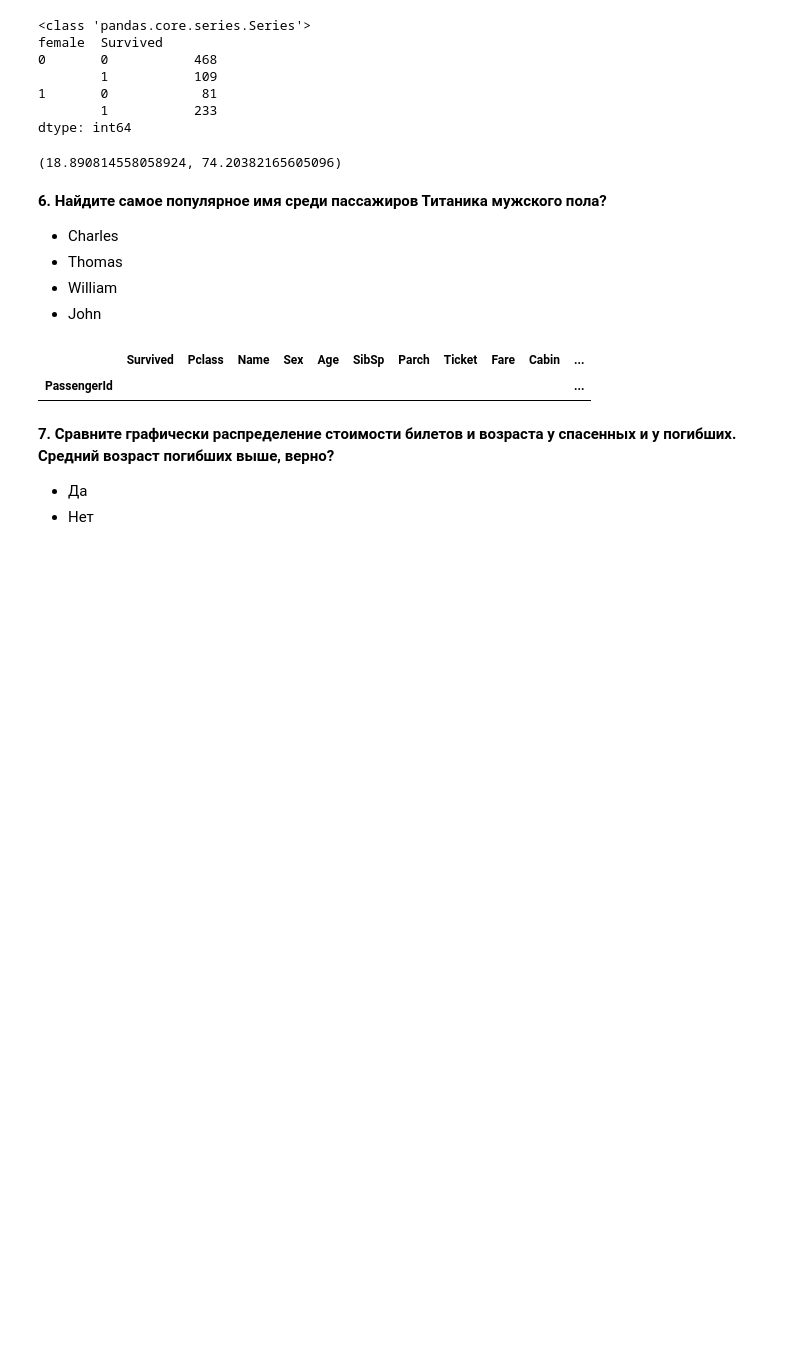
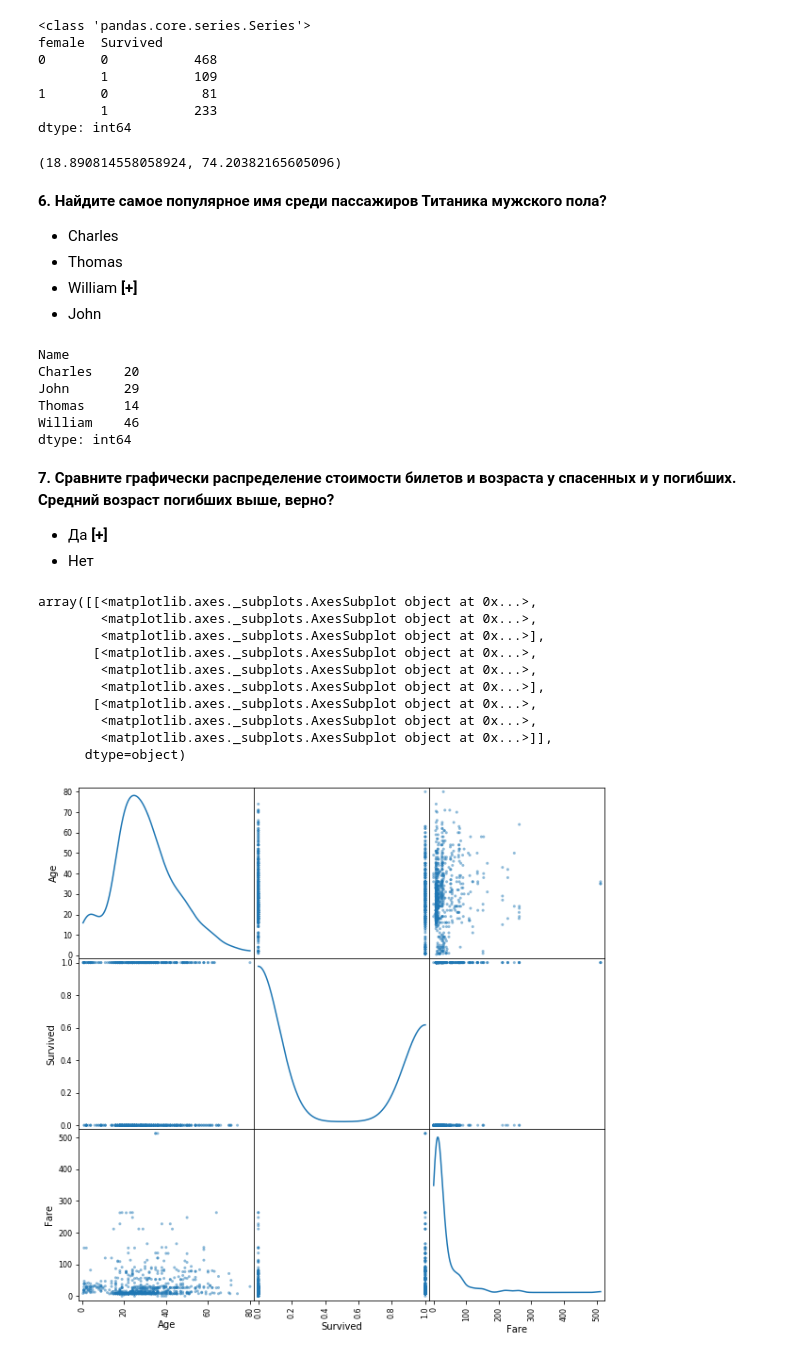
Before and after one commit to Noegon/mlcourse.ai, a Jupyter notebook: jupyter_russian/topic01_pandas_data_analysis/lesson1_practice_pandas_titanic-Copy1.ipynb, the cells around one changed output. Cells and saved outputs as stored; diff of their text form; code cells hidden in the pictures; blank space fills up the shorter version.

Commit message:
Finished titanic data analysis

```diff
--- a/jupyter_russian/topic01_pandas_data_analysis/lesson1_practice_pandas_titanic-Copy1.ipynb
+++ b/jupyter_russian/topic01_pandas_data_analysis/lesson1_practice_pandas_titanic-Copy1.ipynb
@@ -221,14 +222,33 @@ dtype: int64
 **6. Найдите самое популярное имя среди пассажиров Титаника мужского пола?**
 - Charles
 - Thomas
-- William
+- William <b>[+]</b>
 - John
-# %%
-data[data.Name.str.split('_')]#.groupby(["Name"]).size()
-# %% [output]
-|  | Survived | Pclass | Name | Sex | Age | SibSp | Parch | Ticket | Fare | Cabin | ... |
-| PassengerId |  |  |  |  |  |  |  |  |  |  | ... |
+# %%
+def strSimplifyName(name):
+    if name.find("Charles") > 0:
+        return "Charles"
+    elif name.find("Thomas") > 0:
+        return "Thomas"
+    elif name.find("William") > 0:
+        return "William"
+    elif name.find("John") > 0:
+        return "John"
+    else:
+        return np.nan
+
+male_data = data[data.Sex == "male"]
+# # male_data[male_data.Name.str.contains("Charles")])
+male_data.Name = male_data.Name.apply(strSimplifyName)
+male_data.groupby(["Name"]).size() # automatically avoid NaN
+# %% [output]
+Name
+Charles    20
+John       29
+Thomas     14
+William    46
+dtype: int64
 # %% [markdown]
 **7. Сравните графически распределение стоимости билетов и возраста у спасенных и у погибших. Средний возраст погибших выше, верно?**
-- Да
+- Да <b>[+]</b>
 - Нет
@@ -236,0 +255,14 @@ data[data.Name.str.split('_')]#.groupby(["Name"]).size()
+# %%
+pd_plt.scatter_matrix(data[["Age", "Survived", "Fare"]], figsize=(10,10), diagonal="kde")
+# %% [output]
+array([[<matplotlib.axes._subplots.AxesSubplot object at 0x...>,
+        <matplotlib.axes._subplots.AxesSubplot object at 0x...>,
+        <matplotlib.axes._subplots.AxesSubplot object at 0x...>],
+       [<matplotlib.axes._subplots.AxesSubplot object at 0x...>,
+        <matplotlib.axes._subplots.AxesSubplot object at 0x...>,
+        <matplotlib.axes._subplots.AxesSubplot object at 0x...>],
+       [<matplotlib.axes._subplots.AxesSubplot object at 0x...>,
+        <matplotlib.axes._subplots.AxesSubplot object at 0x...>,
+        <matplotlib.axes._subplots.AxesSubplot object at 0x...>]],
+      dtype=object)
+[figure, added]
```
Also changed, not shown: parts of 7 cells of this notebook.
